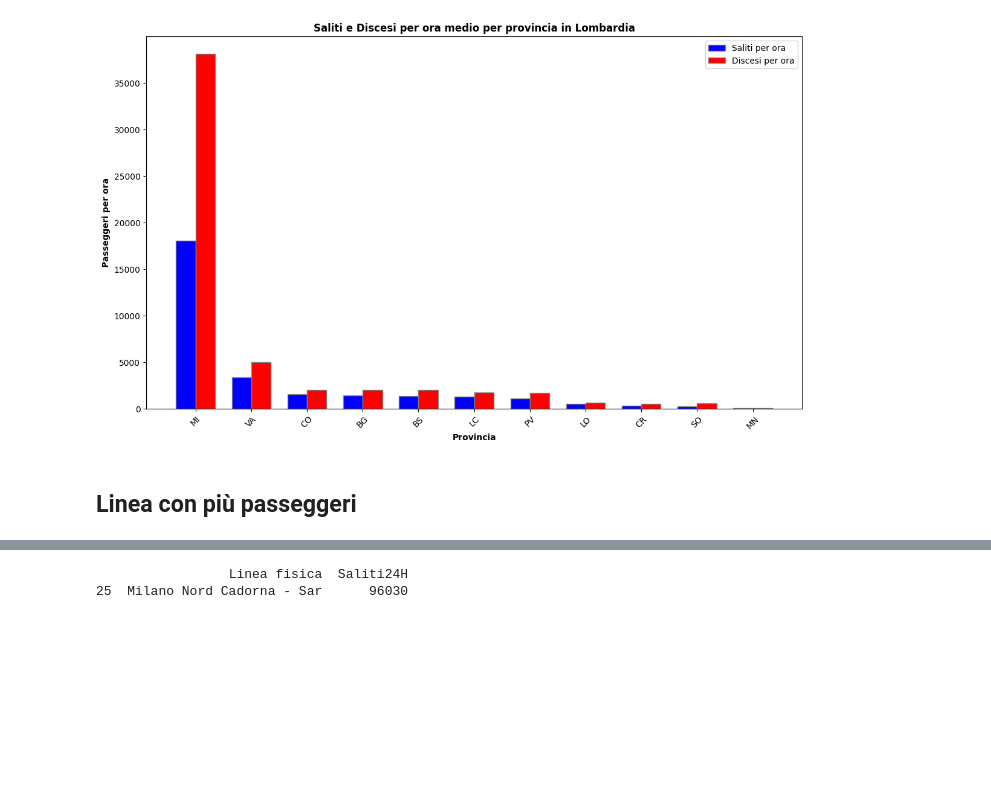
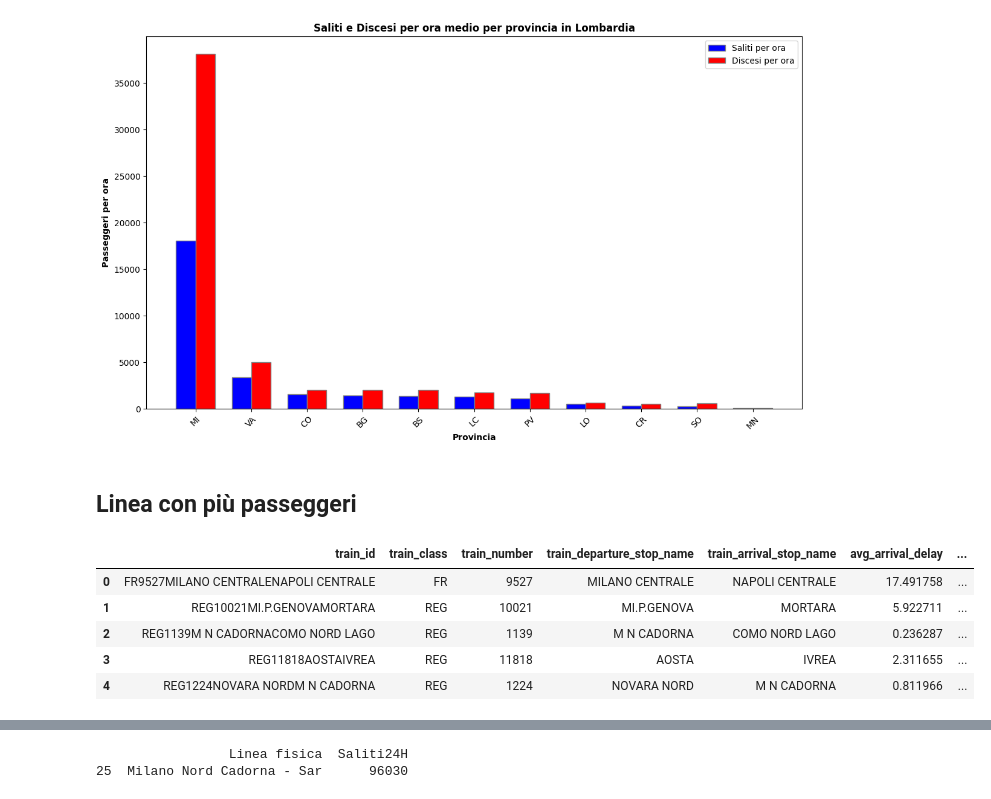
Before and after one commit to alemele01/vs24, a Jupyter notebook: pendolariItalia.ipynb, the cells around one changed output, grey strips where cells are left out. Saved outputs shown, nothing was run; the diff lists cells and outputs as text; code cells hidden in the pictures; blank space fills up the shorter version.

```diff
--- a/pendolariItalia.ipynb
+++ b/pendolariItalia.ipynb
@@ -120,3 +120,15 @@ plt.show()
 [figure]
 # %% [markdown]
 ## Linea con più passeggeri
+# %%
+file_path_ritardi = 'dataset/ritardiItalia.csv'
+data_ritardi = pd.read_csv(file_path_ritardi, sep=',', decimal='.')
+
+data_ritardi.head()
+# %% [output]
+|  | train_id | train_class | train_number | train_departure_stop_name | train_arrival_stop_name | avg_arrival_delay | ... |
+| 0 | FR9527MILANO CENTRALENAPOLI CENTRALE | FR | 9527 | MILANO CENTRALE | NAPOLI CENTRALE | 17.491758 | ... |
+| 1 | REG10021MI.P.GENOVAMORTARA | REG | 10021 | MI.P.GENOVA | MORTARA | 5.922711 | ... |
+| 2 | REG1139M N CADORNACOMO NORD LAGO | REG | 1139 | M N CADORNA | COMO NORD LAGO | 0.236287 | ... |
+| 3 | REG11818AOSTAIVREA | REG | 11818 | AOSTA | IVREA | 2.311655 | ... |
+| 4 | REG1224NOVARA NORDM N CADORNA | REG | 1224 | NOVARA NORD | M N CADORNA | 0.811966 | ... |
```
Also changed, not shown: parts of 2 cells of this notebook, 1 other file.
